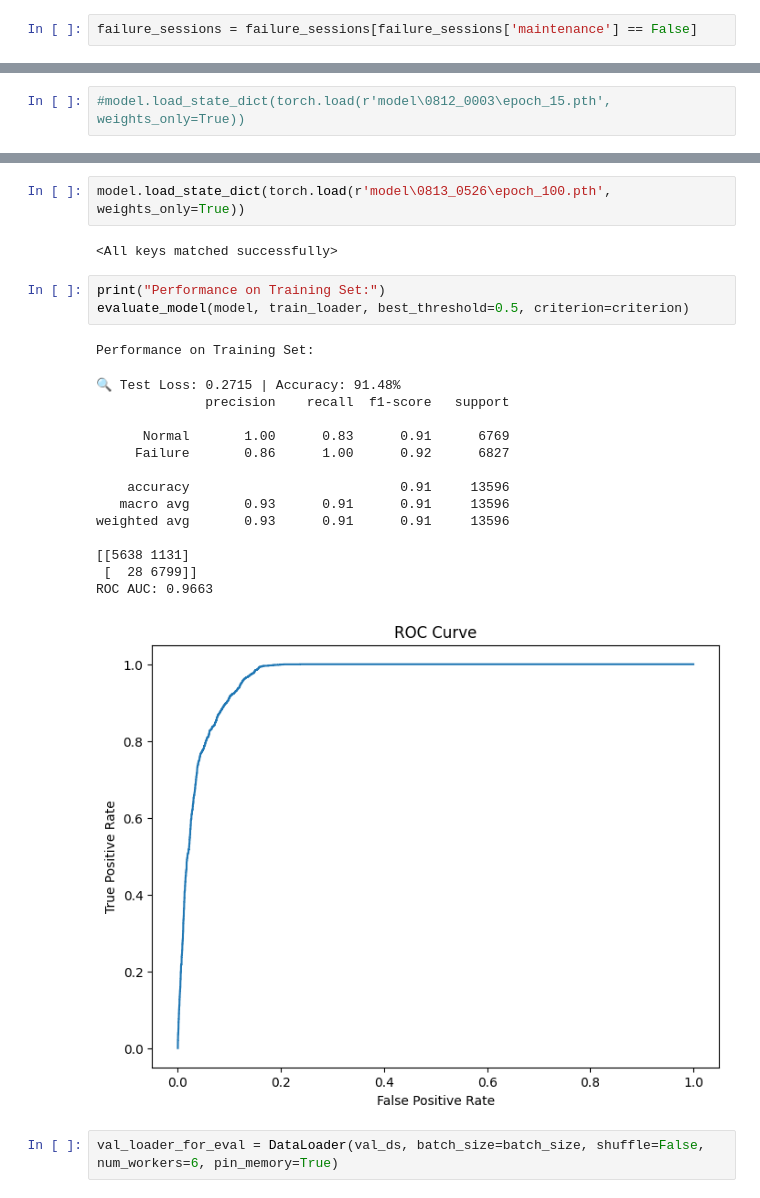
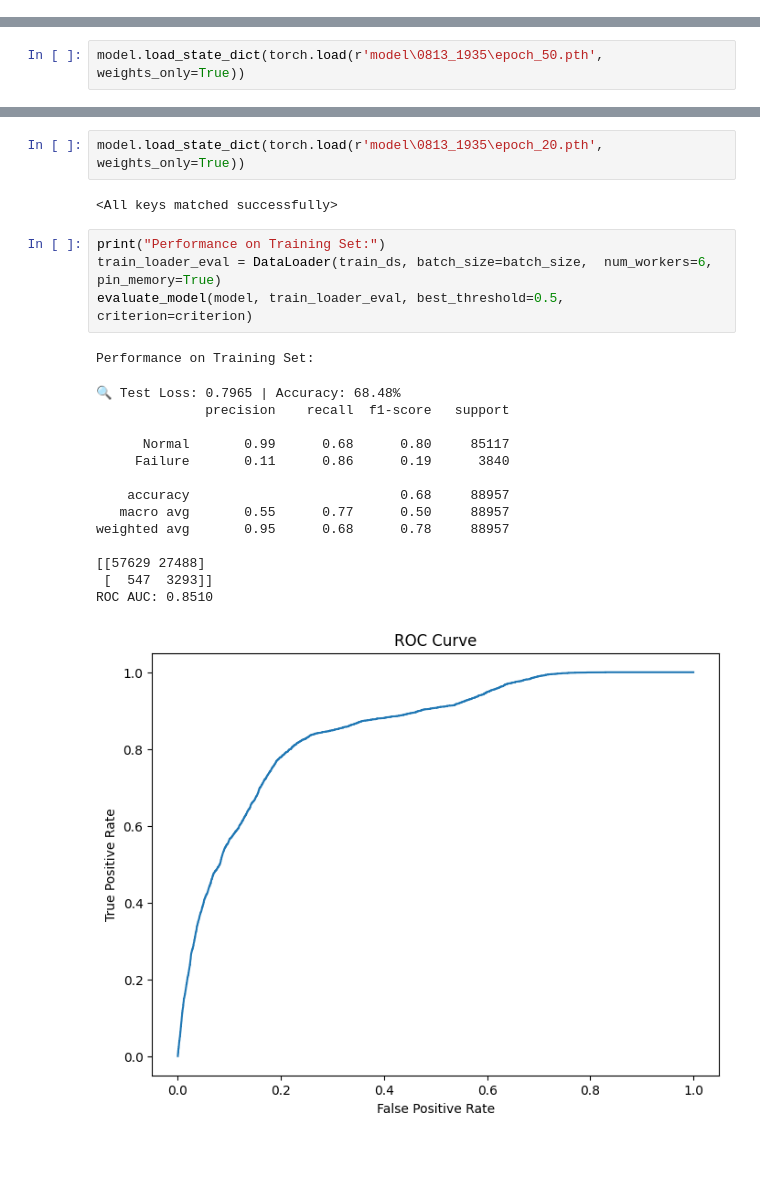
Before and after one commit to libao3128/predictive_maintenance, a Jupyter notebook: train_model_local.ipynb, the cells around one changed output, grey strips where cells are left out. Drawn from its saved outputs; the diff is of its cells as text; blank space fills up the shorter version.

```diff
--- a/train_model_local.ipynb
+++ b/train_model_local.ipynb
@@ -48,2 +49,0 @@ if performe_visualization:
-# %%
-failure_sessions = failure_sessions[failure_sessions['maintenance'] == False]
@@ -266,4 +263,4 @@ optimizer = torch.optim.Adam(model.parameters(), lr=1e-3)
 pos_weight_value = 2.0
 criterion = torch.nn.BCEWithLogitsLoss(pos_weight=torch.tensor([pos_weight_value], dtype=torch.float)).to('cuda')
 # %%
-#model.load_state_dict(torch.load(r'model\0812_0003\epoch_15.pth', weights_only=True))
+model.load_state_dict(torch.load(r'model\0813_1935\epoch_50.pth', weights_only=True))
@@ -309,28 +313,27 @@ plt.legend()
 # %% [markdown]
 ### Model Evaluation
 # %%
-model.load_state_dict(torch.load(r'model\0813_0526\epoch_100.pth', weights_only=True))
+model.load_state_dict(torch.load(r'model\0813_1935\epoch_20.pth', weights_only=True))
 # %% [output]
 <All keys matched successfully>
 # %%
 print("Performance on Training Set:")
-evaluate_model(model, train_loader, best_threshold=0.5, criterion=criterion)
+train_loader_eval = DataLoader(train_ds, batch_size=batch_size,  num_workers=6, pin_memory=True)
+evaluate_model(model, train_loader_eval, best_threshold=0.5, criterion=criterion)
 # %% [output]
 Performance on Training Set:
-🔍 Test Loss: 0.2715 | Accuracy: 91.48%
+🔍 Test Loss: 0.7965 | Accuracy: 68.48%
               precision    recall  f1-score   support
 
-      Normal       1.00      0.83      0.91      6769
-     Failure       0.86      1.00      0.92      6827
+      Normal       0.99      0.68      0.80     85117
+     Failure       0.11      0.86      0.19      3840
 
-    accuracy                           0.91     13596
-   macro avg       0.93      0.91      0.91     13596
-weighted avg       0.93      0.91      0.91     13596
+    accuracy                           0.68     88957
+   macro avg       0.55      0.77      0.50     88957
+weighted avg       0.95      0.68      0.78     88957
 
-[[5638 1131]
- [  28 6799]]
-ROC AUC: 0.9663
+[[57629 27488]
+ [  547  3293]]
+ROC AUC: 0.8510
-[figure, old version]
+[figure, new version]
-# %%
-val_loader_for_eval = DataLoader(val_ds, batch_size=batch_size, shuffle=False, num_workers=6, pin_memory=True)
 # %%
```
Also changed, not shown: parts of 28 cells of this notebook, 16 other files.
